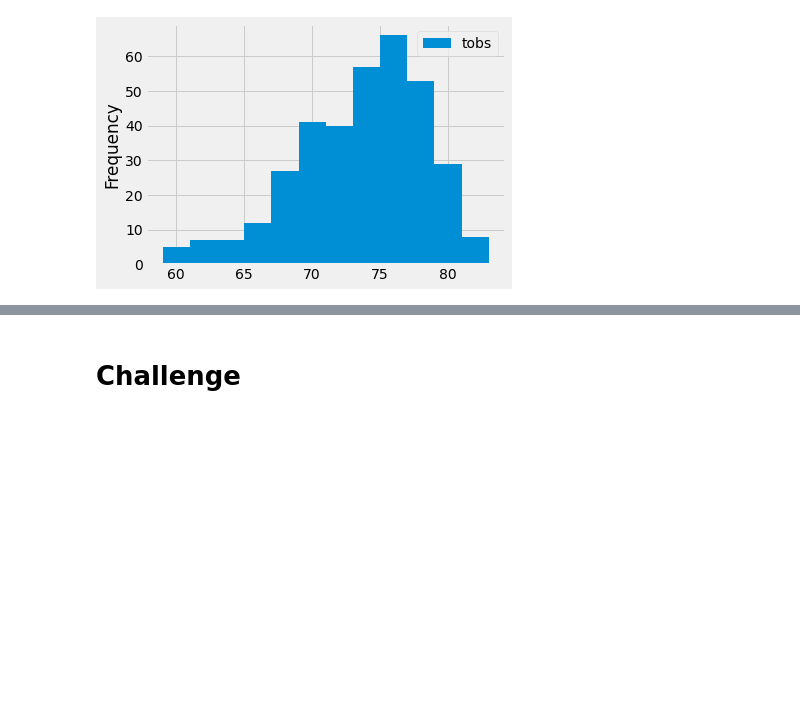
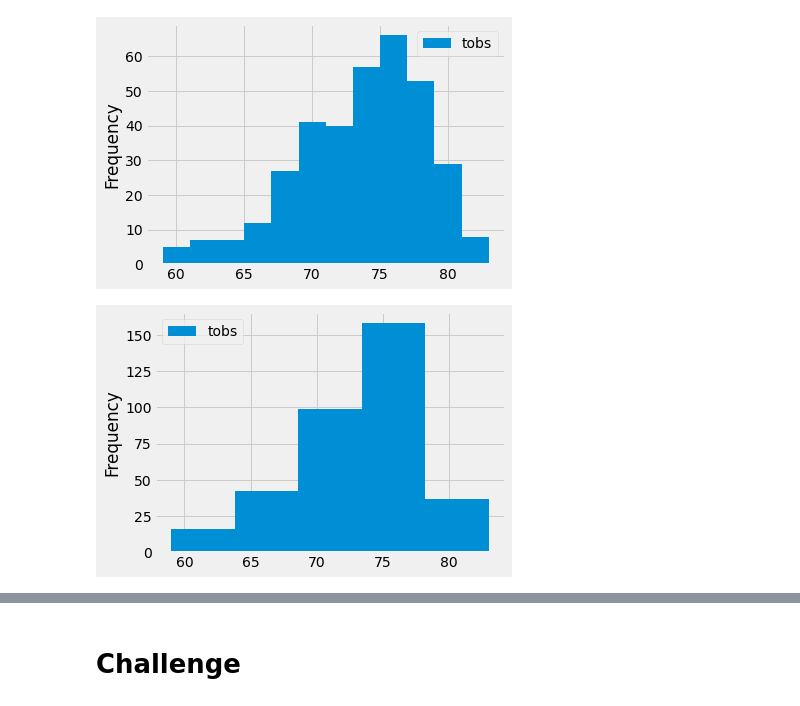
Before and after one commit to fertigrm/surfs_up, a Jupyter notebook: climate_analysis.ipynb, the cells around one changed output, grey strips where cells are left out. Drawn from its saved outputs; the diff is of its cells as text; code cells hidden in the pictures; blank space fills up the shorter version.

```diff
--- a/climate_analysis.ipynb
+++ b/climate_analysis.ipynb
@@ -158,3 +158,9 @@ df.plot.hist(bins=12)
 plt.tight_layout()
 # %% [output]
 [figure]
+# %%
+# skill drill
+df.plot.hist(bins=5)
+plt.tight_layout()
+# %% [output]
+[figure, added]
```
Also changed, not shown: parts of 1 cell of this notebook.
